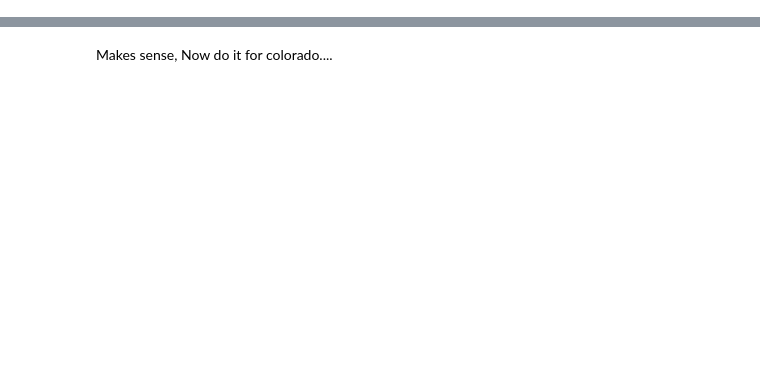
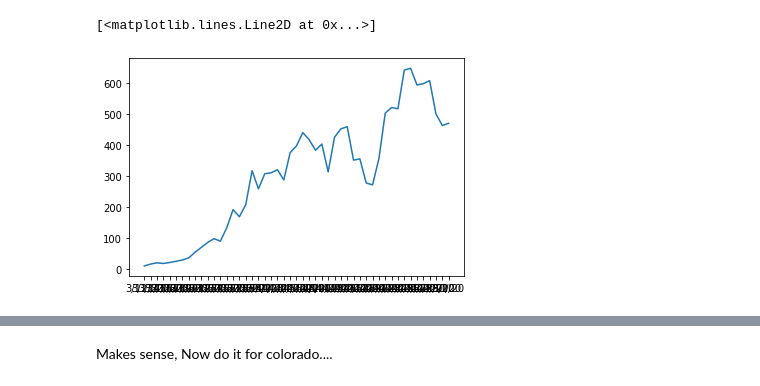
Before and after one commit to neerajkulk/corona, a Jupyter notebook: realtime_r0.ipynb, the cells around one changed output, grey strips where cells are left out. Cells and saved outputs as stored; diff of their text form; code cells hidden in the pictures; blank space fills up the shorter version.

```diff
--- a/realtime_r0.ipynb
+++ b/realtime_r0.ipynb
@@ -25,6 +29,11 @@ def get_us_data(state):
     return df
 # %%
 colorado = get_us_data('Colorado')
+# %%
+plt.plot(colorado.confirmed)
+# %% [output]
+[<matplotlib.lines.Line2D at 0x...>]
+[figure, added]
 # %%
 s, loc, scale = 0.25,0,7
 gamma = stats.lognorm.rvs(s,loc,scale,size=200)
```
Also changed, not shown: parts of 27 cells of this notebook.
